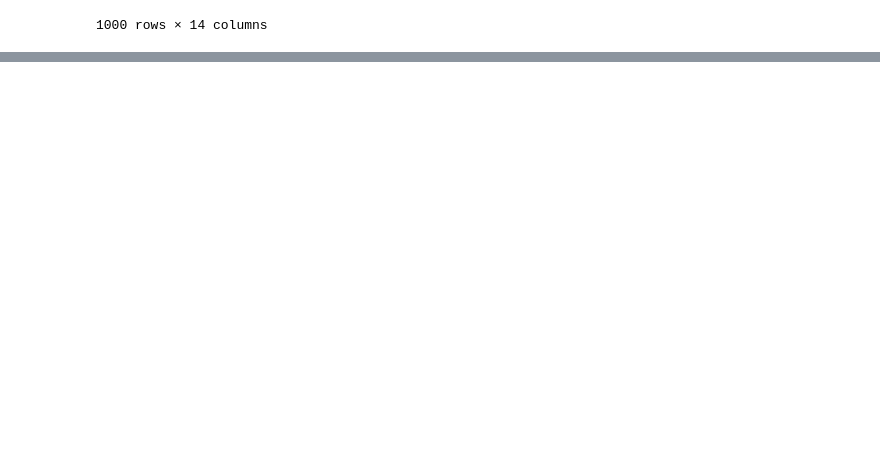
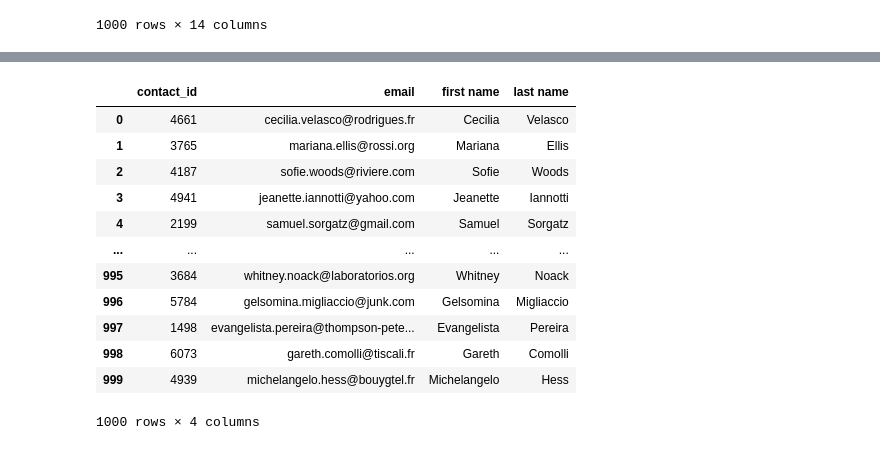
Before and after one commit to willmino/ETL-Pipeline, a Jupyter notebook: extract_01.ipynb, the cells around one changed output, grey strips where cells are left out. Cells and saved outputs as stored; diff of their text form; code cells hidden in the pictures; blank space fills up the shorter version.

```diff
--- a/extract_01.ipynb
+++ b/extract_01.ipynb
@@ -532,0 +578,2 @@ campaign_cleaned
+# %%
+json.loads(contact_info_df["contact_info"][0])
@@ -532,0 +611,12 @@ campaign_cleaned
+# %%
+# In the preceding image, notice that the output is a list of lists, where each list in the dict_values list contains the values from all the keys of a row.
+
+# By using Pandas, we can add each list in the dict_values list as a row to a new DataFrame with defined columns. To do so, run the following code:
+
+# create a contact_info dataframe and add each list of values, (each list in dict_values), as a row in the dataframe. Each value in the row will go to new columns
+#
+#  'contact_id' , 'name' , 'email'
+
+contacts_df = pd.DataFrame(dict_values, columns = ["contact_id", 'name', 'email'])
+
+contacts_df
@@ -532,0 +650,24 @@ campaign_cleaned
+# %%
+# Finally, we need to split the name column into first names and last names
+
+contacts_df[["first name", "last name"]] = contacts_df["name"].str.split(" ", n=1, expand=True)
+# %%
+contacts_df
+
+contacts_df = contacts_df.drop(["name"], axis=1)
+# %%
+contacts_df
+# %% [output]
+|  | contact_id | email | first name | last name |
+| 0 | 4661 | cecilia.velasco@rodrigues.fr | Cecilia | Velasco |
+| 1 | 3765 | mariana.ellis@rossi.org | Mariana | Ellis |
+| 2 | 4187 | sofie.woods@riviere.com | Sofie | Woods |
+| 3 | 4941 | jeanette.iannotti@yahoo.com | Jeanette | Iannotti |
+| 4 | 2199 | samuel.sorgatz@gmail.com | Samuel | Sorgatz |
+| ... | ... | ... | ... | ... |
+| 995 | 3684 | whitney.noack@laboratorios.org | Whitney | Noack |
+| 996 | 5784 | gelsomina.migliaccio@junk.com | Gelsomina | Migliaccio |
+| 997 | 1498 | evangelista.pereira@thompson-pete... | Evangelista | Pereira |
+| 998 | 6073 | gareth.comolli@tiscali.fr | Gareth | Comolli |
+| 999 | 4939 | michelangelo.hess@bouygtel.fr | Michelangelo | Hess |
+1000 rows × 4 columns
```
Also changed, not shown: parts of 9 cells of this notebook, 1 other file.
